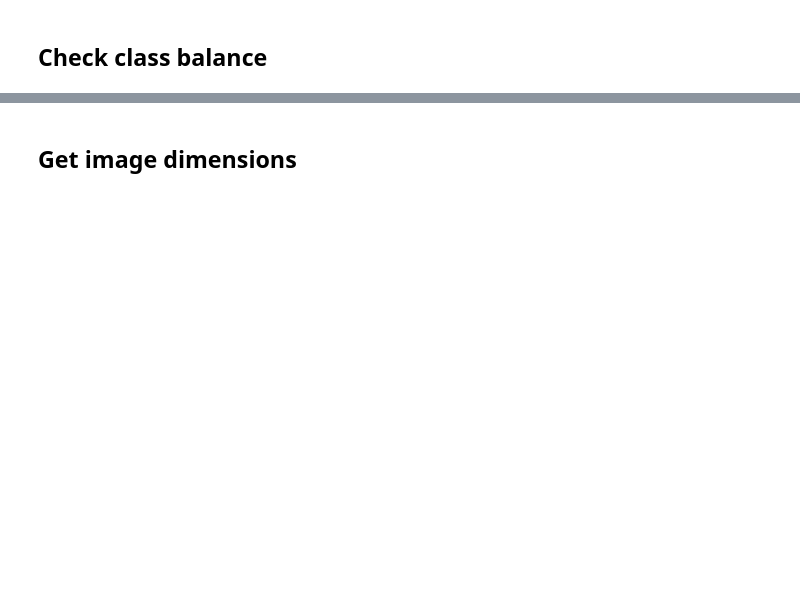
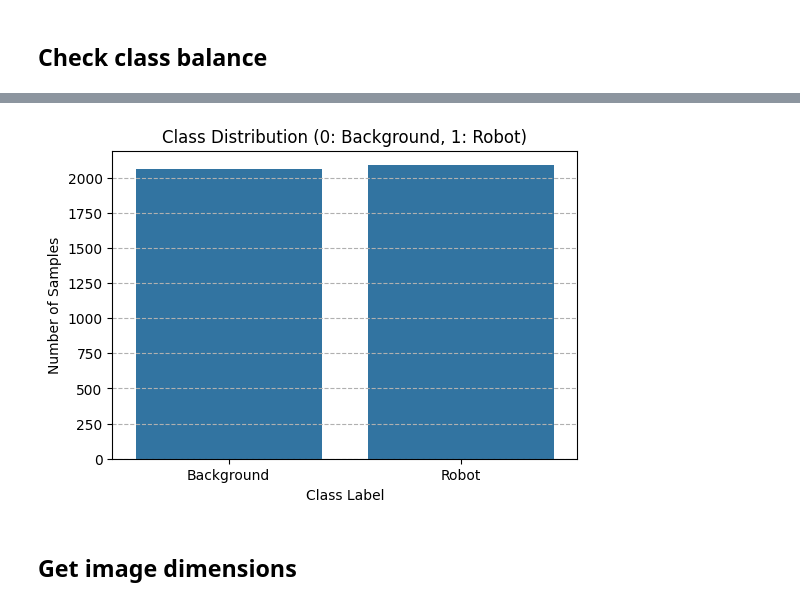
Before and after one commit to Elios-Lab/BNNForge, a Jupyter notebook: b-ToF.ipynb, the cells around one changed output, grey strips where cells are left out. Cells and saved outputs as stored; diff of their text form; code cells hidden in the pictures; blank space fills up the shorter version.

```diff
--- a/b-ToF.ipynb
+++ b/b-ToF.ipynb
@@ -345,3 +424,20 @@ else:
+# %%
+# Visualize Class Balance
+if y.size > 0:
+    plt.figure(figsize=(6, 4))
+    sns.countplot(x=y)
+    plt.title('Class Distribution (0: Background, 1: Robot)')
+    plt.xlabel('Class Label')
+    plt.ylabel('Number of Samples')
+    # Use class names if available, otherwise use 0 and 1
+    class_names_map = {0: 'Background', 1: 'Robot'}
+    plt.xticks(ticks=[0, 1], labels=[class_names_map[0], class_names_map[1]])
+    plt.grid(axis='y', linestyle='--')
+    plt.show()
+else:
+    print("No labels available to visualize balance.")
+# %% [output]
+[figure, added]
 # %% [markdown]
 ## Get image dimensions
 # %%
```
Also changed, not shown: parts of 27 cells of this notebook.
